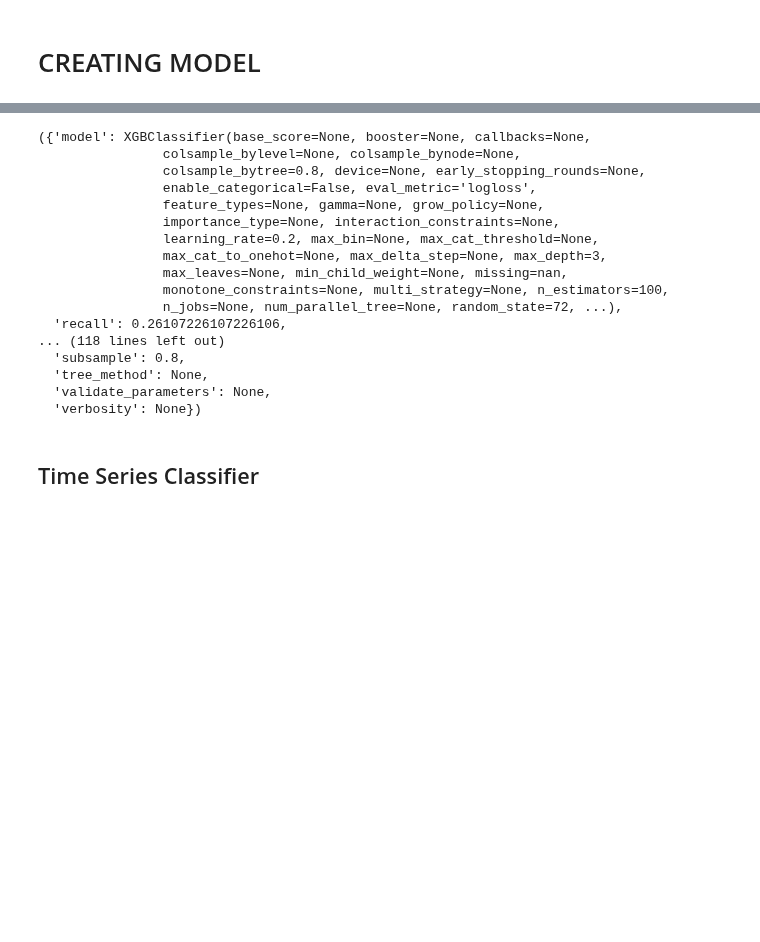
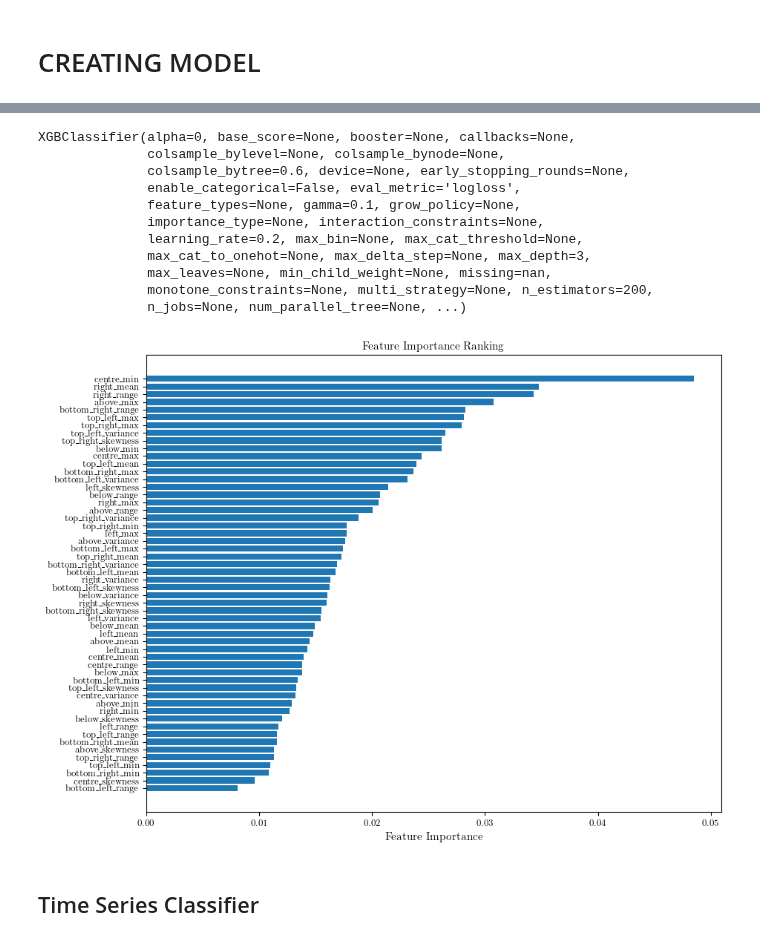
Before and after one commit to ol-webb/tree_gaps4, a Jupyter notebook: all_gaps_mk2/main1 - Copy.ipynb, the cells around one changed output, grey strips where cells are left out. Drawn from its saved outputs; the diff is of its cells as text; code cells hidden in the pictures; blank space fills up the shorter version.

```diff
--- a/all_gaps_mk2/main1 - Copy.ipynb
+++ b/all_gaps_mk2/main1 - Copy.ipynb
@@ -2986,20 +2985,14 @@ new params
 # %%
-best_model, best_params
+best_model['model']
 # %% [output]
-({'model': XGBClassifier(base_score=None, booster=None, callbacks=None,
-                colsample_bylevel=None, colsample_bynode=None,
-                colsample_bytree=0.8, device=None, early_stopping_rounds=None,
-                enable_categorical=False, eval_metric='logloss',
-                feature_types=None, gamma=None, grow_policy=None,
-                importance_type=None, interaction_constraints=None,
-                learning_rate=0.2, max_bin=None, max_cat_threshold=None,
-                max_cat_to_onehot=None, max_delta_step=None, max_depth=3,
-                max_leaves=None, min_child_weight=None, missing=nan,
-                monotone_constraints=None, multi_strategy=None, n_estimators=100,
-                n_jobs=None, num_parallel_tree=None, random_state=72, ...),
-  'recall': 0.26107226107226106,
-... (118 lines left out)
-  'subsample': 0.8,
-  'tree_method': None,
-  'validate_parameters': None,
-  'verbosity': None})
+XGBClassifier(alpha=0, base_score=None, booster=None, callbacks=None,
+              colsample_bylevel=None, colsample_bynode=None,
+              colsample_bytree=0.6, device=None, early_stopping_rounds=None,
+              enable_categorical=False, eval_metric='logloss',
+              feature_types=None, gamma=0.1, grow_policy=None,
+              importance_type=None, interaction_constraints=None,
+              learning_rate=0.2, max_bin=None, max_cat_threshold=None,
+              max_cat_to_onehot=None, max_delta_step=None, max_depth=3,
+              max_leaves=None, min_child_weight=None, missing=nan,
+              monotone_constraints=None, multi_strategy=None, n_estimators=200,
+              n_jobs=None, num_parallel_tree=None, ...)
@@ -3108,3 +2999,25 @@ for df_name, metrics in all_metrics.items():
+# %%
+import numpy as np
+import matplotlib.pyplot as plt
+
+# Get the feature importance scores
+importance = best_model['model'].feature_importances_
+
+# Get feature names (optional)
+feature_names = best_model['model'].get_booster().feature_names
+
+# Sort the features by importance
+indices = np.argsort(importance)
+
+# Plot
+plt.figure(figsize=(10, 8))
+plt.barh(range(len(indices)), importance[indices], align='center')
+plt.yticks(range(len(indices)), [feature_names[i] for i in indices] if feature_names is not None else range(len(indices)))
+plt.xlabel('Feature Importance')
+plt.title('Feature Importance Ranking')
+plt.show()
+# %% [output]
+[figure, added]
 # %% [markdown]
 ## Time Series Classifier
 # %%
```
Also changed, not shown: parts of 9 cells of this notebook, 1 other file.
